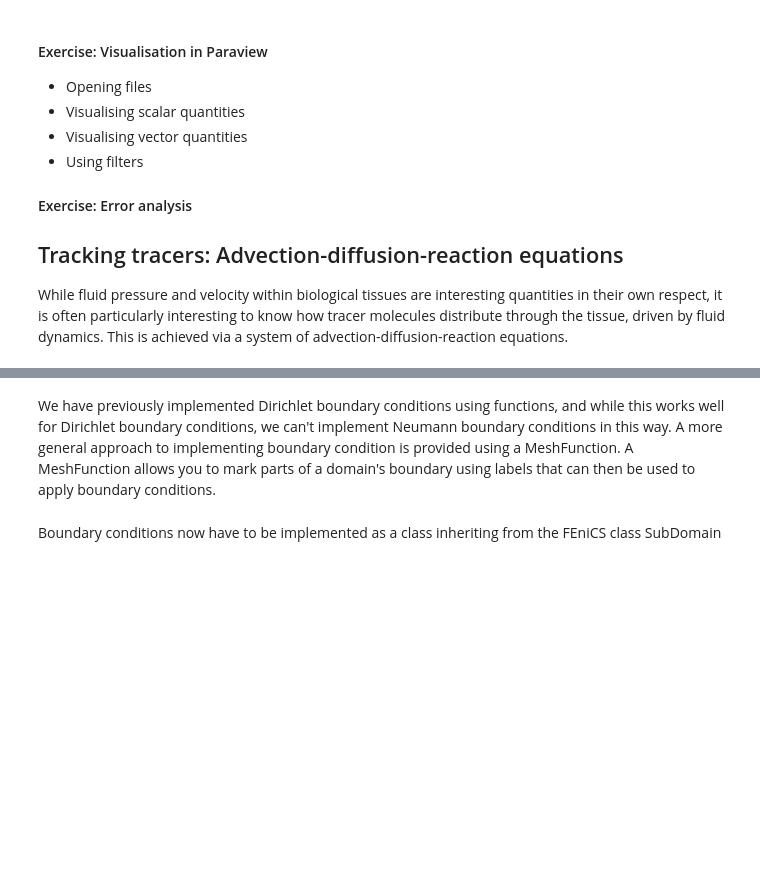
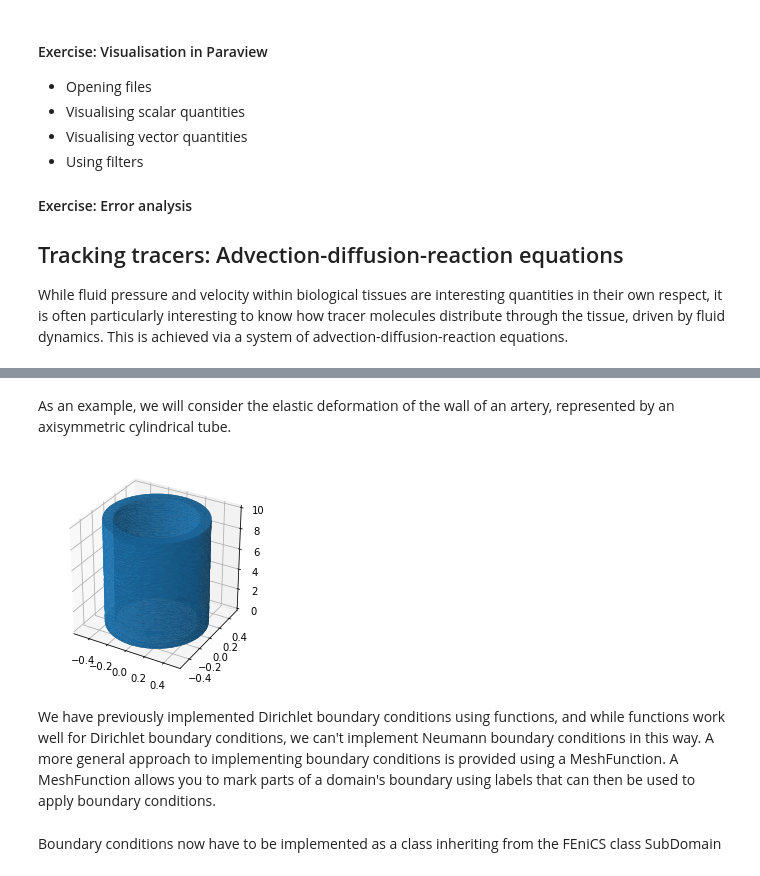
Before and after one commit to bergolho/SSCP_2019_master, a Jupyter notebook: L13/L13.ipynb, the cells around one changed output, grey strips where cells are left out. Saved outputs shown, nothing was run; the diff lists cells and outputs as text; code cells hidden in the pictures; blank space fills up the shorter version.

```diff
--- a/L13/L13.ipynb
+++ b/L13/L13.ipynb
@@ -172,21 +177,24 @@ As an example, we will consider the elastic deformation of the wall of an artery
+# %% [markdown]
+As an example, we will consider the elastic deformation of the wall of an artery, represented by an axisymmetric cylindrical tube.
 # %%
-from ufl import nabla_div
-# from mshr import *
-
 # Create mesh and define function space
-#c1 = Cylinder(Point(0,0,0), Point(0,0,3), 0.5, 0.5)
-#c2 = Cylinder(Point(0,0,0), Point(0,0,3), 0.4, 0.4)
-#geo = c1-c2
-#mesh = generate_mesh(geo, 32)
-L = 1; W = 0.2
-mesh = BoxMesh(Point(0, 0, 0), Point(L, W, W), 10, 3, 3)
+L = 10
+W_i = 0.4
+W_o = 0.5
+c1 = Cylinder(Point(0,0,0), Point(0,0,L), W_o, W_o)
+c2 = Cylinder(Point(0,0,0), Point(0,0,L), W_i, W_i)
+geo = c1-c2
+mesh = generate_mesh(geo, 32)
+plot(mesh)
 V = VectorFunctionSpace(mesh, 'P', 1)
 
 # Define elasticity parameters
 mu = 1
 lam = 10
+# %% [output]
+[figure, added]
 # %% [markdown]
-We have previously implemented Dirichlet boundary conditions using functions, and while this works well for Dirichlet boundary conditions, we can't implement Neumann boundary conditions in this way. A more general approach to implementing boundary condition is provided using a MeshFunction. A MeshFunction allows you to mark parts of a domain's boundary using labels that can then be used to apply boundary conditions.
+We have previously implemented Dirichlet boundary conditions using functions, and while functions work well for Dirichlet boundary conditions, we can't implement Neumann boundary conditions in this way. A more general approach to implementing boundary conditions is provided using a MeshFunction. A MeshFunction allows you to mark parts of a domain's boundary using labels that can then be used to apply boundary conditions.
 # %%
 # Instantiate a boundary MeshFunction using integers as lables
 boundaries = MeshFunction('size_t', mesh, mesh.topology().dim()-1)
```
Also changed, not shown: parts of 12 cells of this notebook.
